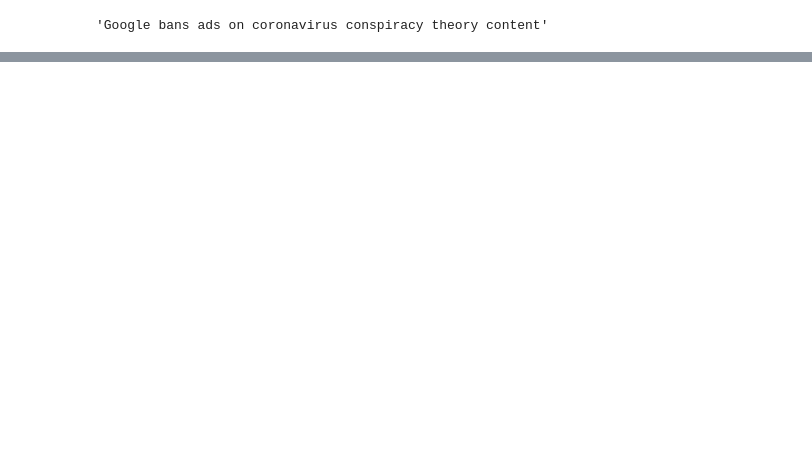
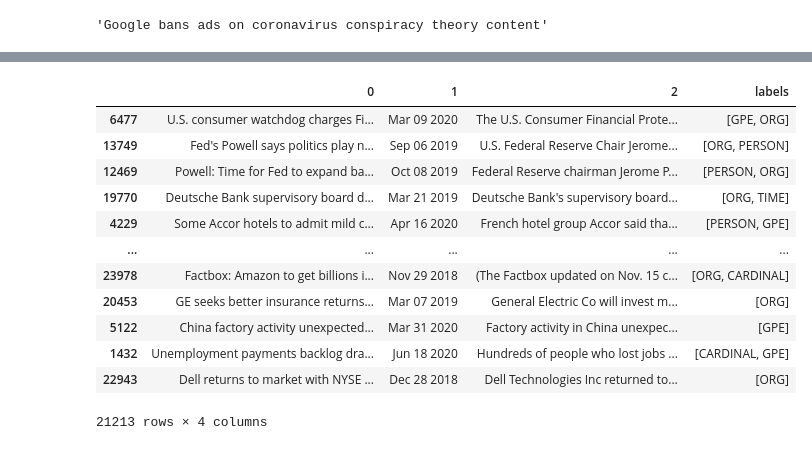
Before and after one commit to HarmanBhutani/ML_projects, a Jupyter notebook: Assignment4_PartB.ipynb, the cells around one changed output, grey strips where cells are left out. Cells and saved outputs as stored; diff of their text form; code cells hidden in the pictures; blank space fills up the shorter version.

```diff
--- a/Assignment4_PartB.ipynb
+++ b/Assignment4_PartB.ipynb
@@ -170,3 +194,19 @@ len(train)
+# %%
+train
+# %% [output]
+|  | 0 | 1 | 2 | labels |
+| 6477 | U.S. consumer watchdog charges Fi... | Mar 09 2020 | The U.S. Consumer Financial Prote... | [GPE, ORG] |
+| 13749 | Fed's Powell says politics play n... | Sep 06 2019 | U.S. Federal Reserve Chair Jerome... | [ORG, PERSON] |
+| 12469 | Powell: Time for Fed to expand ba... | Oct 08 2019 | Federal Reserve chairman Jerome P... | [PERSON, ORG] |
+| 19770 | Deutsche Bank supervisory board d... | Mar 21 2019 | Deutsche Bank's supervisory board... | [ORG, TIME] |
+| 4229 | Some Accor hotels to admit mild c... | Apr 16 2020 | French hotel group Accor said tha... | [PERSON, GPE] |
+| ... | ... | ... | ... | ... |
+| 23978 | Factbox: Amazon to get billions i... | Nov 29 2018 | (The Factbox updated on Nov. 15 c... | [ORG, CARDINAL] |
+| 20453 | GE seeks better insurance returns... | Mar 07 2019 | General Electric Co will invest m... | [ORG] |
+| 5122 | China factory activity unexpected... | Mar 31 2020 | Factory activity in China unexpec... | [GPE] |
+| 1432 | Unemployment payments backlog dra... | Jun 18 2020 | Hundreds of people who lost jobs ... | [CARDINAL, GPE] |
+| 22943 | Dell returns to market with NYSE ... | Dec 28 2018 | Dell Technologies Inc returned to... | [ORG] |
+21213 rows × 4 columns
 # %%
 len(test)
 # %% [output]
```
Also changed, not shown: parts of 35 cells of this notebook.
